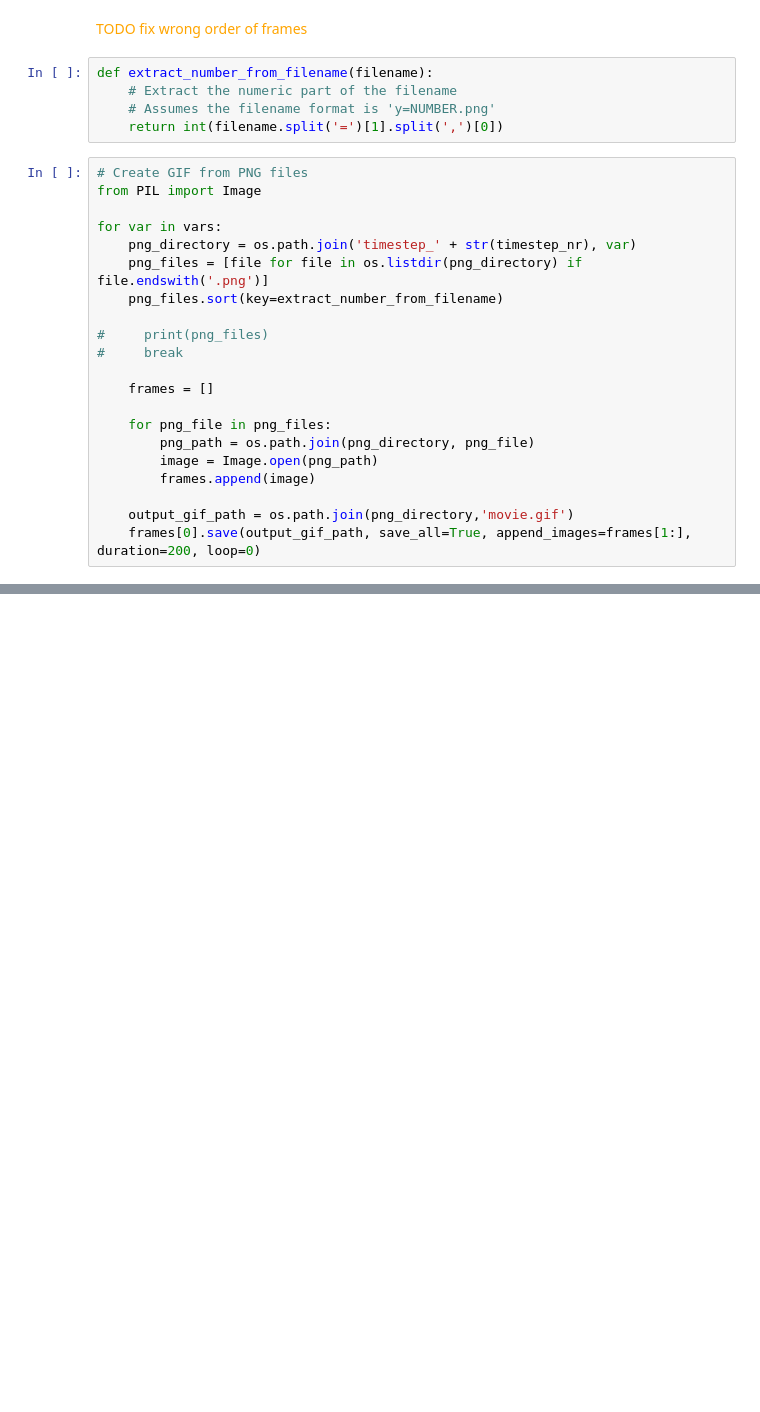
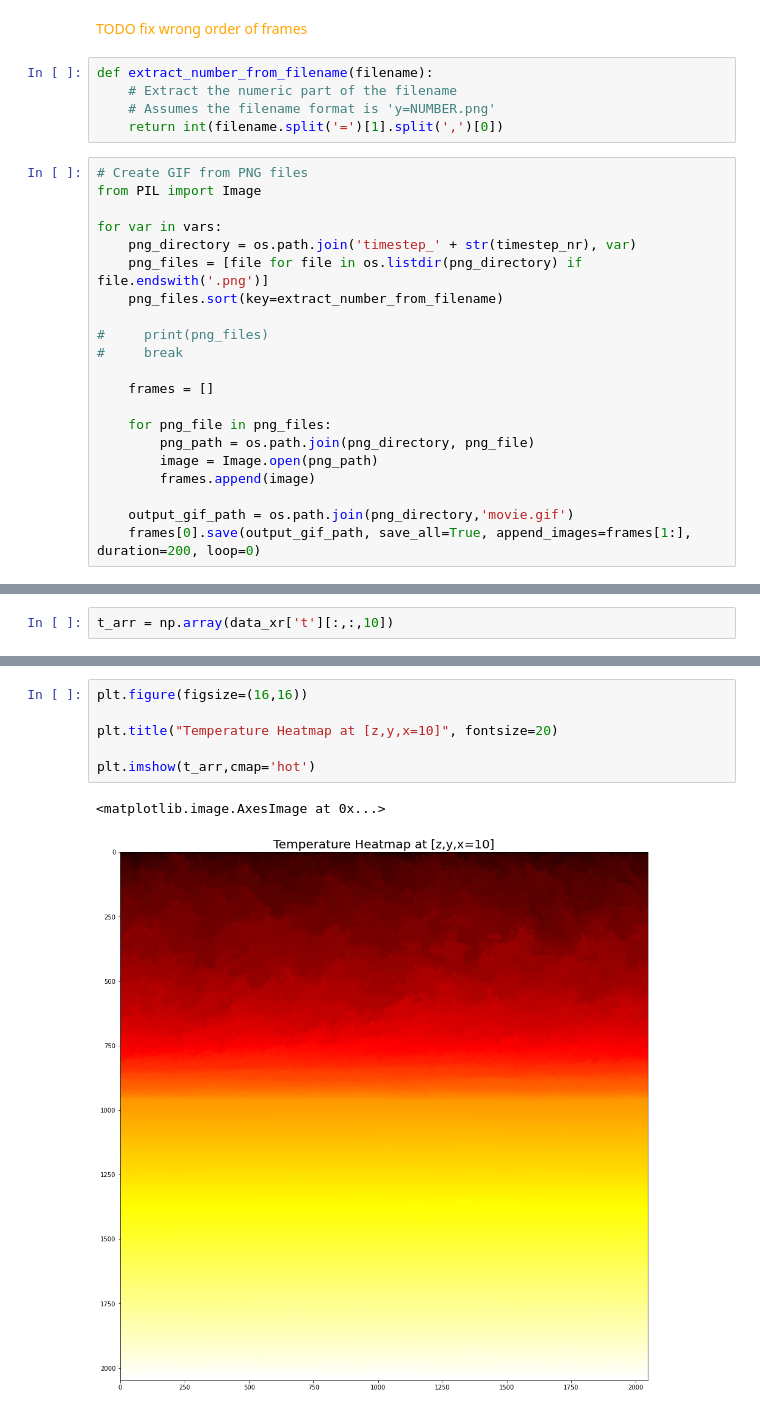
Before and after one commit to ariellubonja/ncar-zarr-code, a Jupyter notebook: zarr_reading/visualize-slices.ipynb, the cells around one changed output, grey strips where cells are left out. Cells and saved outputs as stored; diff of their text form; blank space fills up the shorter version.

```diff
--- a/zarr_reading/visualize-slices.ipynb
+++ b/zarr_reading/visualize-slices.ipynb
@@ -100,0 +147,2 @@ for var in vars:
+# %%
+t_arr = np.array(data_xr['t'][:,:,10])
@@ -100,0 +165,9 @@ for var in vars:
+# %%
+plt.figure(figsize=(16,16))
+
+plt.title("Temperature Heatmap at [z,y,x=10]", fontsize=20)
+
+plt.imshow(t_arr,cmap='hot')
+# %% [output]
+<matplotlib.image.AxesImage at 0x...>
+[figure, added]
```
Also changed, not shown: parts of 12 cells of this notebook.
